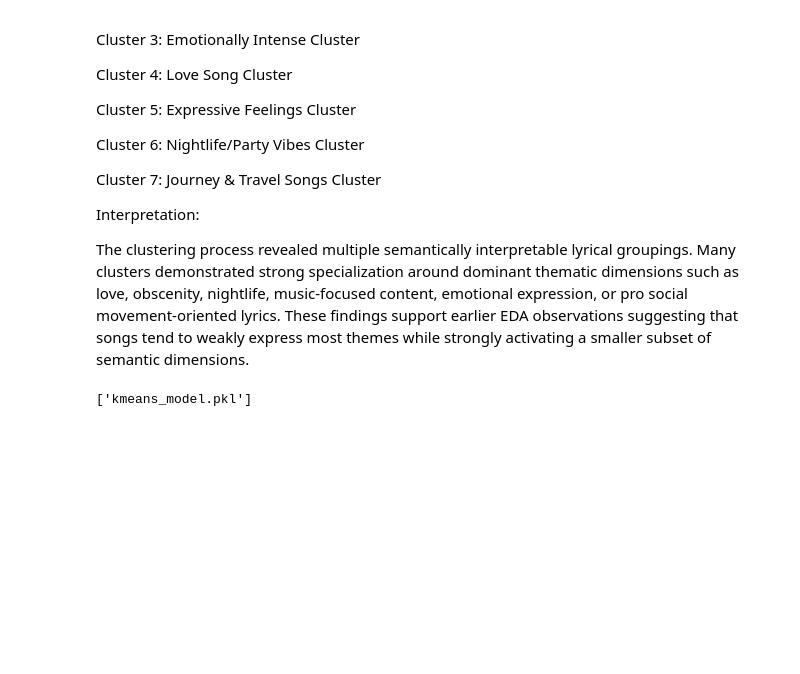
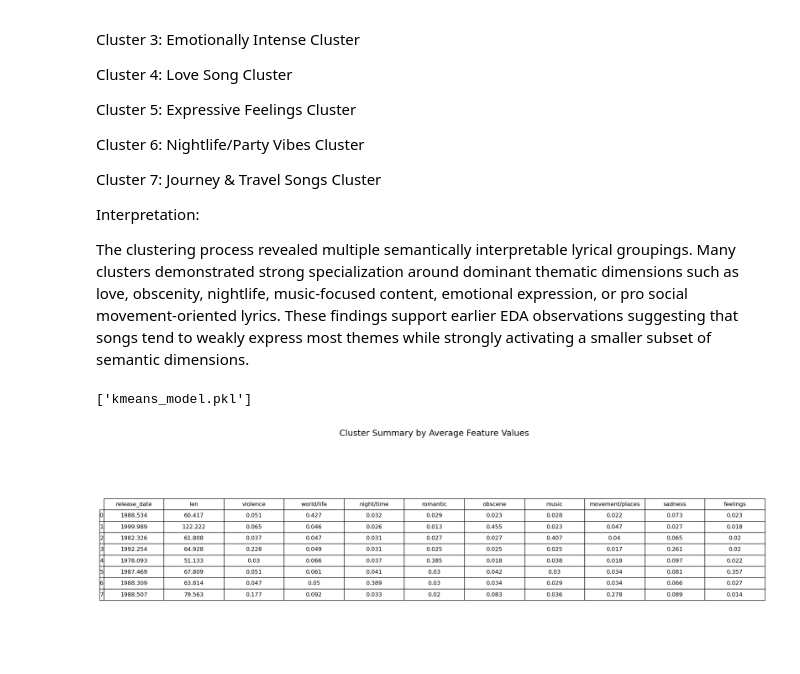
Before and after one commit to framedforfun/End-of-Phase-2-Project, a Jupyter notebook: project_contents/3_modelling.ipynb, the cells around one changed output. Cells and saved outputs as stored; diff of their text form; code cells hidden in the pictures; blank space fills up the shorter version.

Commit message:
Add readable cluster summary visual

```diff
--- a/project_contents/3_modelling.ipynb
+++ b/project_contents/3_modelling.ipynb
@@ -191,3 +191,48 @@ import joblib
 joblib.dump(kmeans, "kmeans_model.pkl")
 # %% [output]
 ['kmeans_model.pkl']
+# %%
+import os
+
+important_cols = [
+    "release_date",
+    "len",
+    "violence",
+    "world/life",
+    "night/time",
+    "romantic",
+    "obscene",
+    "music",
+    "movement/places",
+    "sadness",
+    "feelings"
+]
+
+cluster_summary_small = cluster_summary.loc[:, important_cols].round(3)
+
+fig, ax = plt.subplots(figsize=(18, 8))
+ax.axis("off")
+
+table = ax.table(
+    cellText=cluster_summary_small.values,
+    colLabels=cluster_summary_small.columns,
+    rowLabels=cluster_summary_small.index,
+    cellLoc="center",
+    loc="center"
+)
+
+table.auto_set_font_size(False)
+table.set_fontsize(12)
+table.scale(1.4, 2.0)
+
+plt.title("Cluster Summary by Average Feature Values", fontsize=18, pad=20)
+
+plt.savefig(
+    "cluster_summary.png",
+    bbox_inches="tight",
+    dpi=300
+)
+
+plt.show()
+# %% [output]
+[figure, added]
```
Also changed, not shown: 3 other files.
